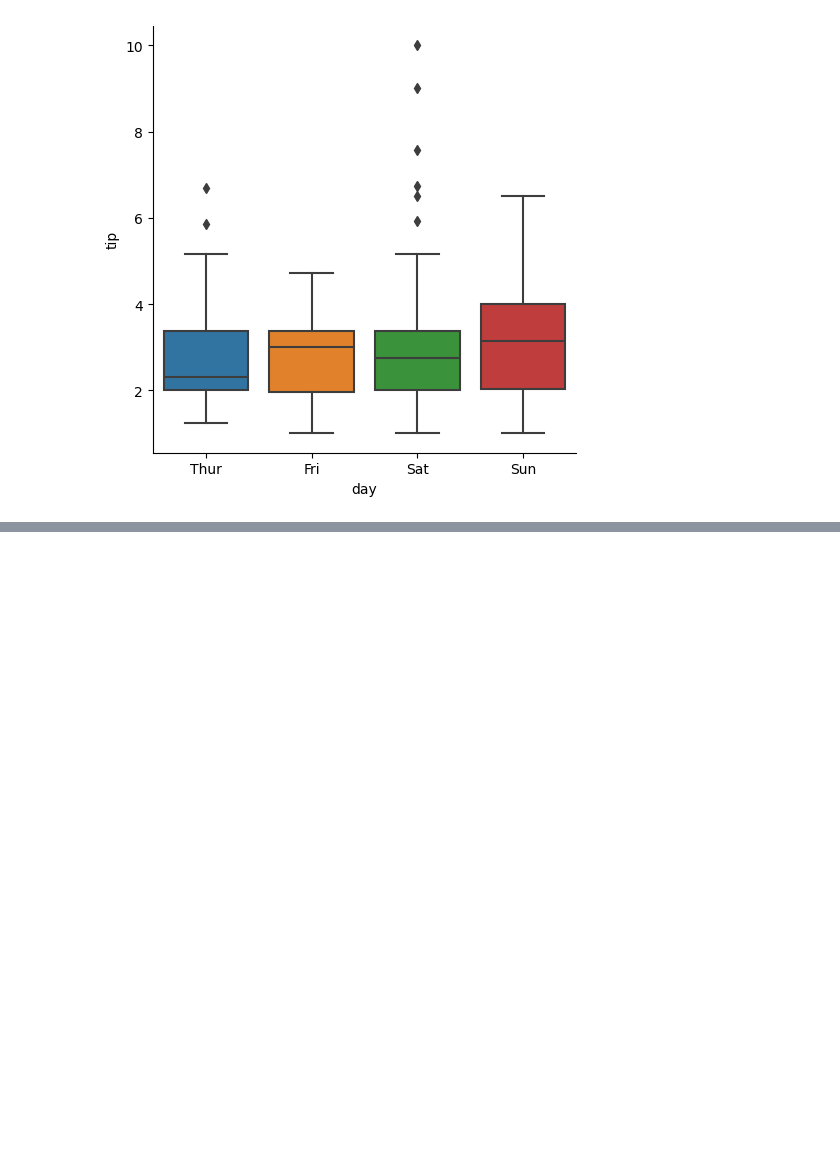
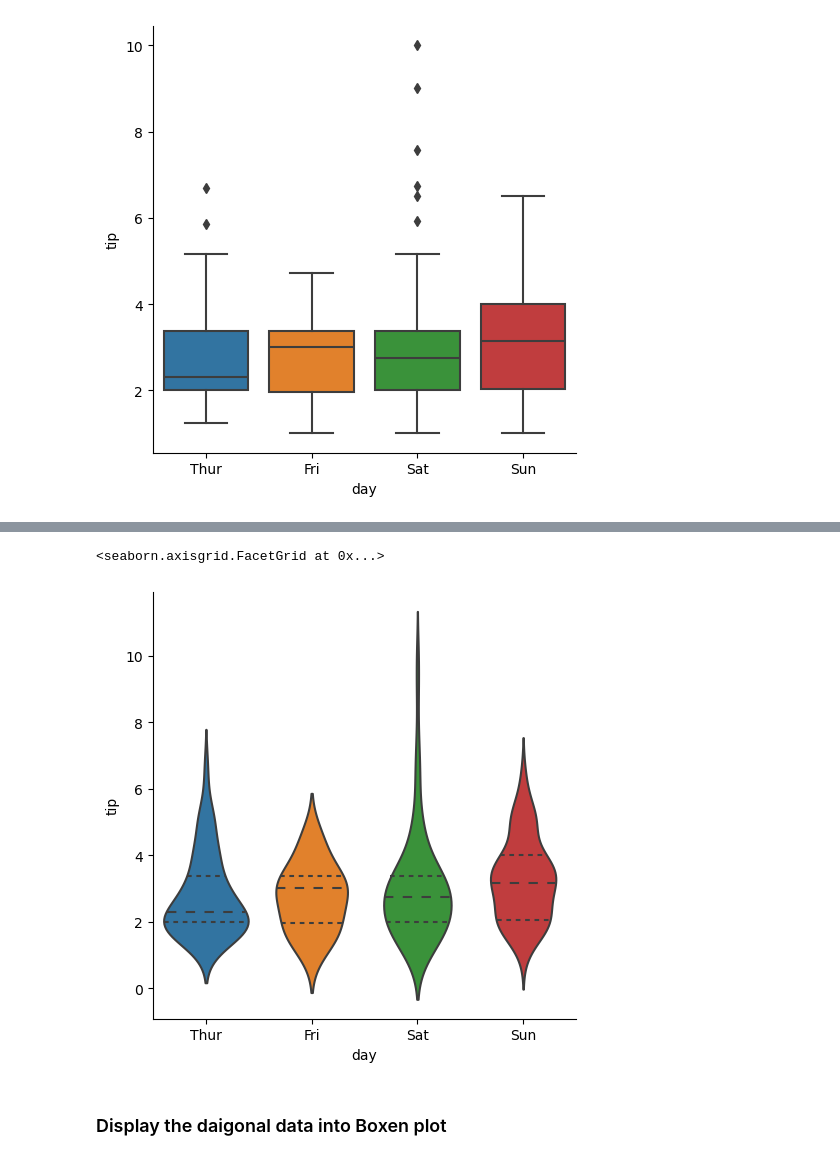
Before and after one commit to Templar121/Advanced-ML-with-Python, a Jupyter notebook: DAY 2/Seaborn + Pandas.ipynb, the cells around one changed output, grey strips where cells are left out. Cells and saved outputs as stored; diff of their text form; code cells hidden in the pictures; blank space fills up the shorter version.

```diff
--- a/DAY 2/Seaborn + Pandas.ipynb
+++ b/DAY 2/Seaborn + Pandas.ipynb
@@ -351,0 +380,7 @@ sns.catplot(x = 'day', y = 'tip', data = tp, kind = 'box')
+# %%
+sns.catplot(x = 'day', y = 'tip', data = tp, kind = 'violin', inner = 'quartile')
+# %% [output]
+<seaborn.axisgrid.FacetGrid at 0x...>
+[figure, added]
+# %% [markdown]
+### Display the daigonal data into Boxen plot
```
Also changed, not shown: parts of 46 cells of this notebook.
